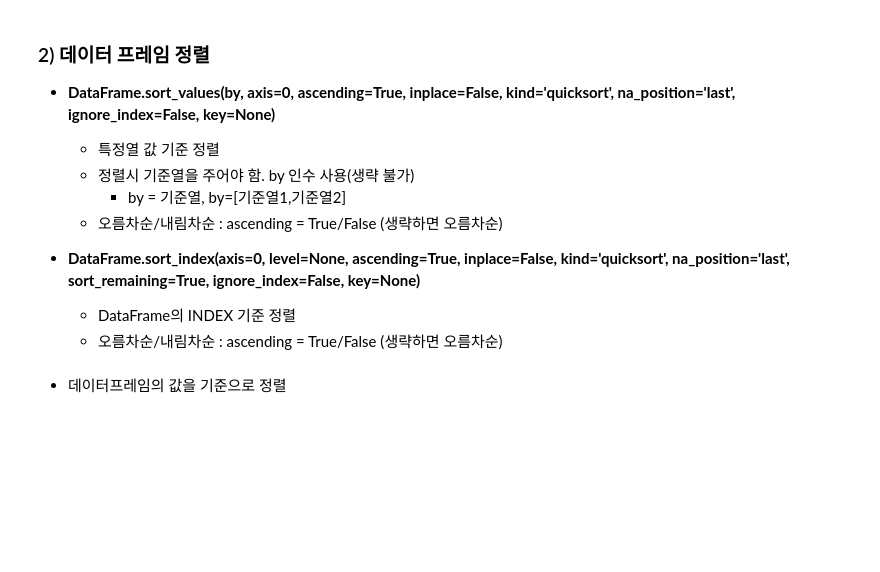
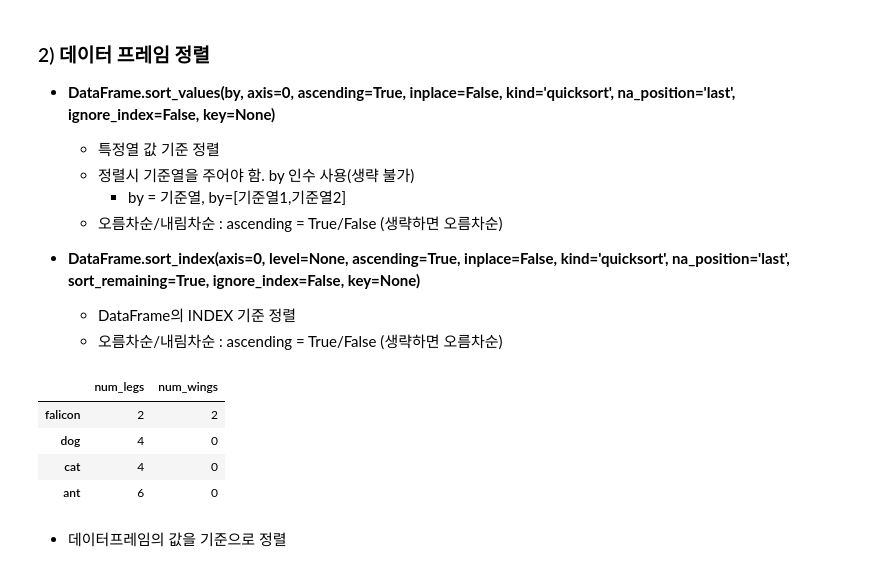
Before and after one commit to rlfgus0821/-HTML-, a Jupyter notebook: 05_pandas/pandas_06_데이터파악과조작2_빈도_정렬_집계.ipynb, the cells around one changed output. Cells and saved outputs as stored; diff of their text form; code cells hidden in the pictures; blank space fills up the shorter version.

```diff
--- a/05_pandas/pandas_06_데이터파악과조작2_빈도_정렬_집계.ipynb
+++ b/05_pandas/pandas_06_데이터파악과조작2_빈도_정렬_집계.ipynb
@@ -356,5 +406,16 @@ Name: count, dtype: int64
 - **DataFrame.sort_index(axis=0, level=None, ascending=True, inplace=False, kind='quicksort', na_position='last', sort_remaining=True, ignore_index=False, key=None)**
     - DataFrame의 INDEX 기준 정렬
     - 오름차순/내림차순 : ascending = True/False (생략하면 오름차순)
+# %%
+df = pd.DataFrame({'num_legs':[2,4,4,6],
+                  'num_wings':[2,0,0,0]},
+                 index=['falicon','dog','cat','ant'])
+df
+# %% [output]
+|  | num_legs | num_wings |
+| falicon | 2 | 2 |
+| dog | 4 | 0 |
+| cat | 4 | 0 |
+| ant | 6 | 0 |
 # %% [markdown]
 - 데이터프레임의 값을 기준으로 정렬
```
Also changed, not shown: parts of 31 cells of this notebook, 5 other files.
